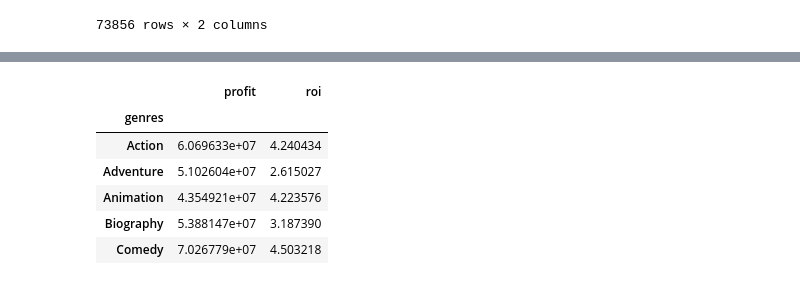
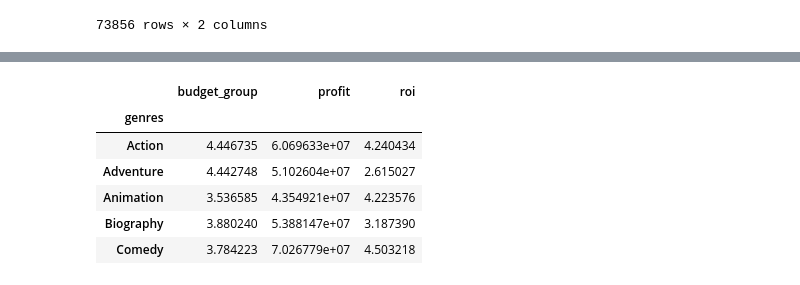
Before and after one commit to jaymhart76/phase_1_movie_data_project, a Jupyter notebook: phase_1 project.ipynb, the cells around one changed output, grey strips where cells are left out. Saved outputs shown, nothing was run; the diff lists cells and outputs as text; code cells hidden in the pictures.

```diff
--- a/phase_1 project.ipynb
+++ b/phase_1 project.ipynb
@@ -460,6 +334,6 @@ movie_budgets_w_review.head()
 | 12 Years a Slave | Oct 18, 2013 | 20000000.0 | 56671993.0 | 181025343.0 | 217697336.0 | 10.884867 | 7911 | ... |
 | 127 Hours | Nov 5, 2010 | 18000000.0 | 18335230.0 | 60217171.0 | 60552401.0 | 3.364022 | 93 | ... |
 # %%
-movie_budgets_w_review = movie_budgets_w_review[['profit', 'roi', 'production_budget', 'vote_average']]
+movie_budgets_w_review = movie_budgets_w_review[['profit', 'roi', 'production_budget', 'vote_average', 'release_date_x']]
 movie_budgets_w_review.head()
 # %% [output]
@@ -660,11 +500,11 @@ movie_rating_review_exploded.head()
 # %%
-genre_pivot = pd.pivot_table(movie_rating_review_exploded, index = 'genres', values = ['profit', 'roi'], aggfunc= 'mean')
+genre_pivot = pd.pivot_table(movie_rating_review_exploded, index = 'genres', values = ['profit', 'roi', 'budget_group'], aggfunc= 'mean')
 genre_pivot.head()
 # %% [output]
-|  | profit | roi |
-| genres |  |  |
-| Action | 6.069633e+07 | 4.240434 |
-| Adventure | 5.102604e+07 | 2.615027 |
-| Animation | 4.354921e+07 | 4.223576 |
-| Biography | 5.388147e+07 | 3.187390 |
-| Comedy | 7.026779e+07 | 4.503218 |
+|  | budget_group | profit | roi |
+| genres |  |  |  |
+| Action | 4.446735 | 6.069633e+07 | 4.240434 |
+| Adventure | 4.442748 | 5.102604e+07 | 2.615027 |
+| Animation | 3.536585 | 4.354921e+07 | 4.223576 |
+| Biography | 3.880240 | 5.388147e+07 | 3.187390 |
+| Comedy | 3.784223 | 7.026779e+07 | 4.503218 |
```
Also changed, not shown: parts of 82 cells of this notebook, 5 other files.
